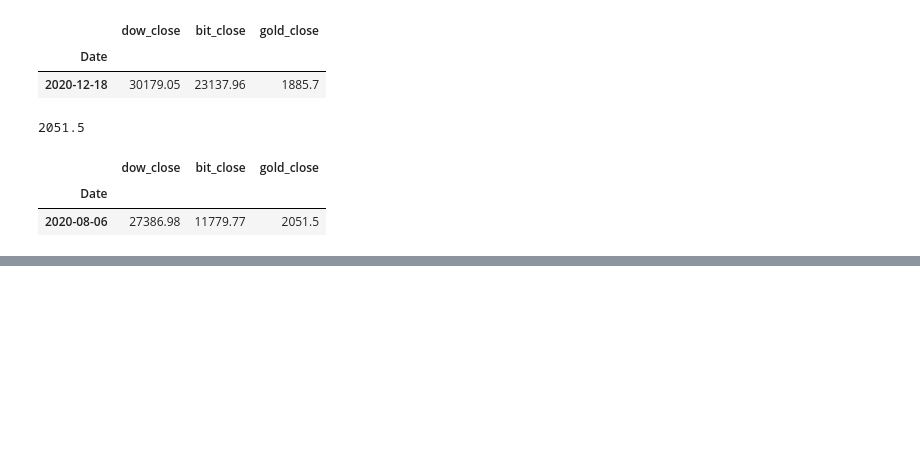
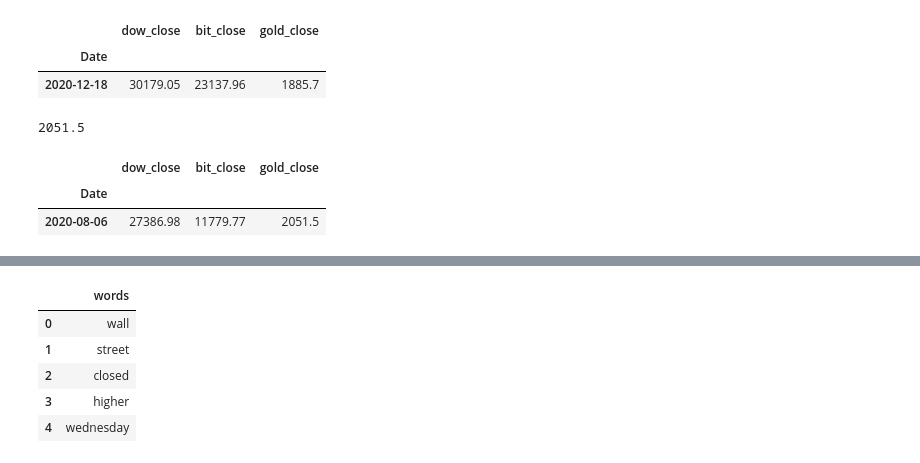
Before and after one commit to matt-c-knight/time-series-side-project, a Jupyter notebook: wrangle-explore.ipynb, the cells around one changed output, grey strips where cells are left out. Cells and saved outputs as stored; diff of their text form; code cells hidden in the pictures; blank space fills up the shorter version.

```diff
--- a/wrangle-explore.ipynb
+++ b/wrangle-explore.ipynb
@@ -412,0 +555,9 @@ df[df.gold_close == 2051.5]
+# %%
+df.head()
+# %% [output]
+|  | words |
+| 0 | wall |
+| 1 | street |
+| 2 | closed |
+| 3 | higher |
+| 4 | wednesday |
```
Also changed, not shown: parts of 25 cells of this notebook.
